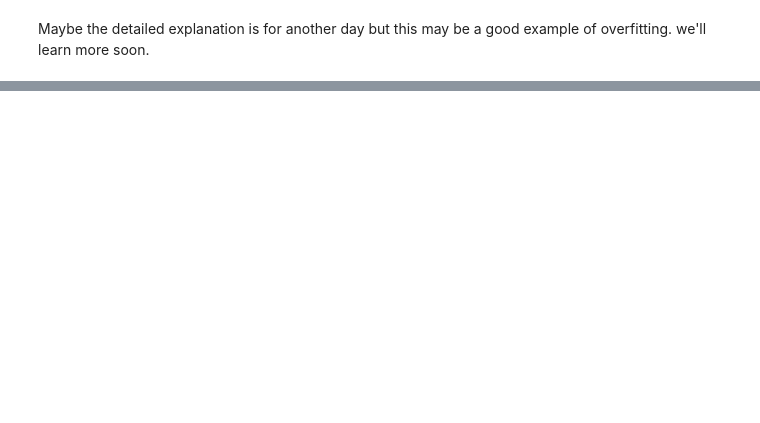
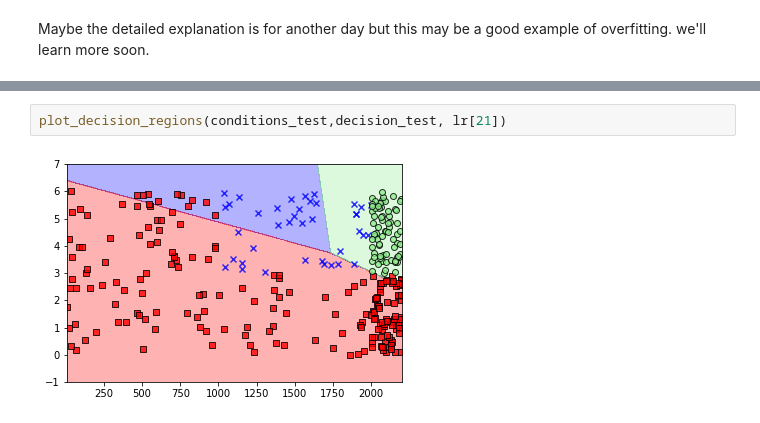
Before and after one commit to amenai1979/JupyterNotebooks, a Jupyter notebook: machineLearningLab.ipynb, the cells around one changed output, grey strips where cells are left out. Saved outputs shown, nothing was run; the diff lists cells and outputs as text; blank space fills up the shorter version.

```diff
--- a/machineLearningLab.ipynb
+++ b/machineLearningLab.ipynb
@@ -603,0 +629,4 @@ Maybe the detailed explanation is for another day but this may be a good example
+# %%
+plot_decision_regions(conditions_test,decision_test, lr[21])
+# %% [output]
+[figure, added]
```
Also changed, not shown: parts of 30 cells of this notebook, 4 other files.
